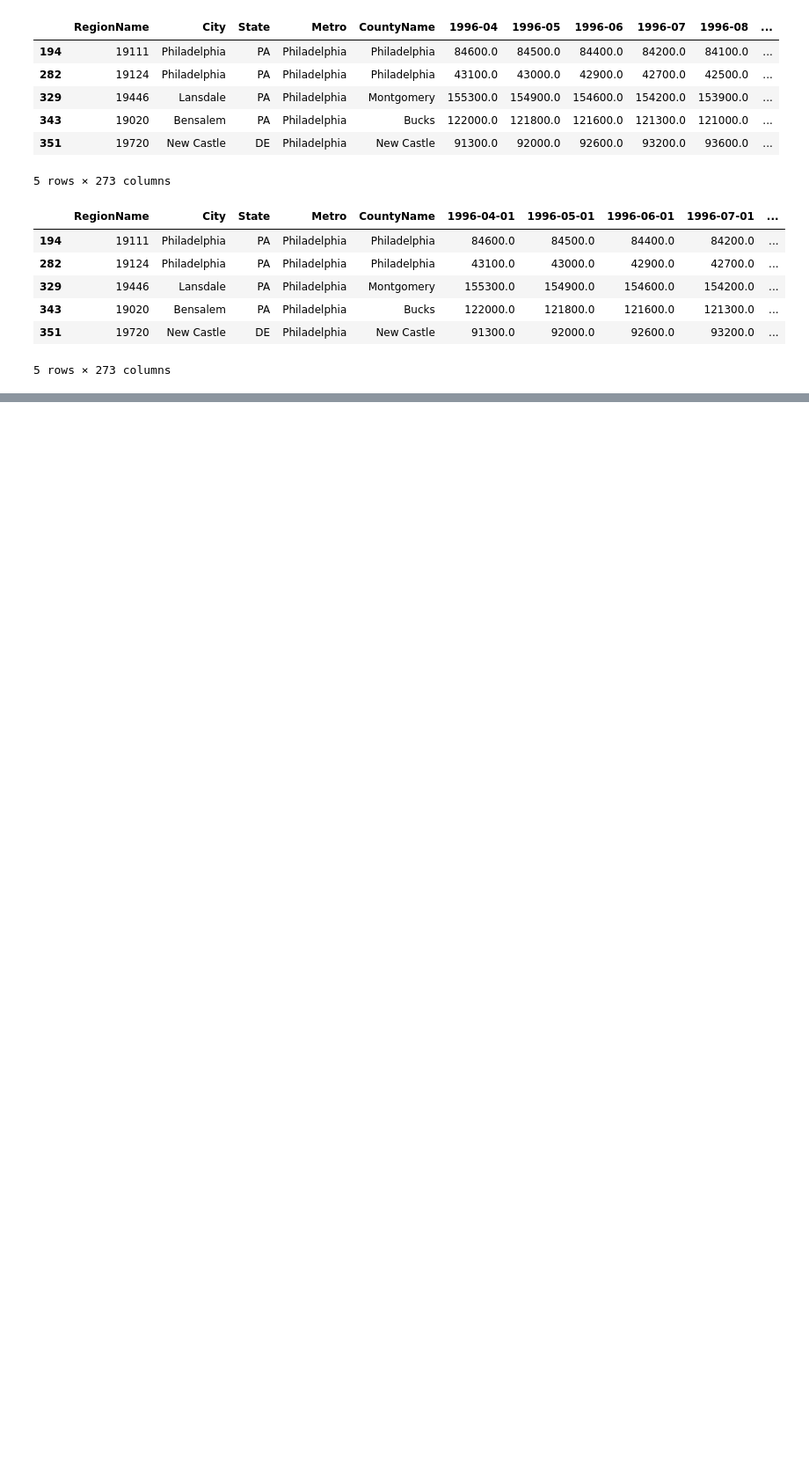
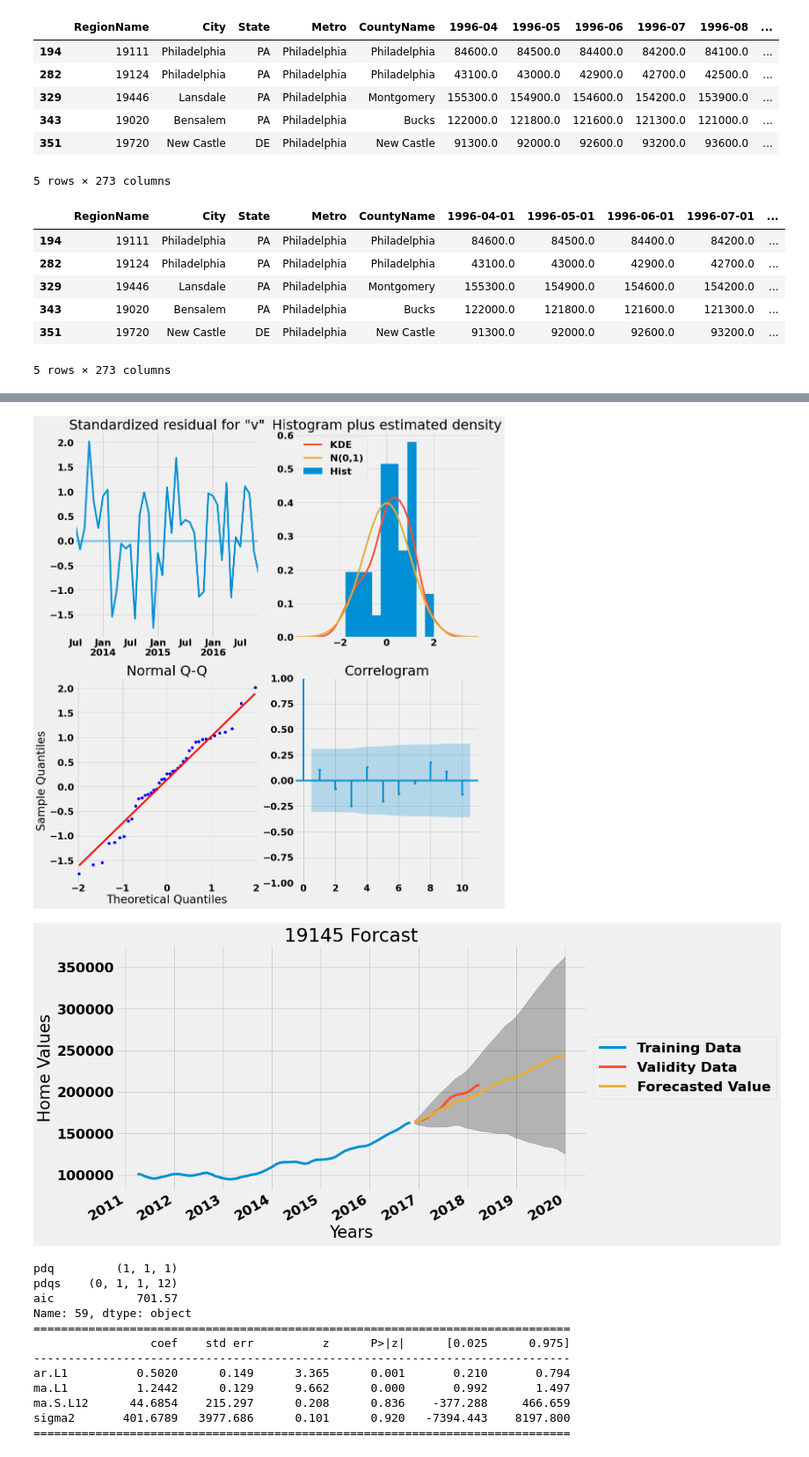
Before and after one commit to sanderlin2013/Zillow-Timeseries-Project, a Jupyter notebook: notebook.ipynb, the cells around one changed output, grey strips where cells are left out. Shown at 88% size. Drawn from its saved outputs; the diff is of its cells as text; code cells hidden in the pictures; blank space fills up the shorter version.

```diff
--- a/notebook.ipynb
+++ b/notebook.ipynb
@@ -659,4 +303,0 @@ Freq: MS, Name: predicted_mean, dtype: float64
-# %%
-arima_models = []
-for i in range(0, len(trainvalid_split)):
-    arima_models.append(arima_model(trainvalid_split[i]['train'], trainvalid_split[i]['valid'], zip_list[i]))
@@ -721,10 +303,0 @@ sigma2      7.813e+06   3.32e-10   2.36e+16      0.000    7.81e+06    7.81e+06
-# %%
-rmses = []
-for i in range(0, len(trainvalid_split)):
-    rmses.append({
-        'value': sqrt(mean_squared_error(trainvalid_split[i]['valid'], arima_models[i])),
-        'zip_code': zip_list[i]
-    })
-
-sorted_rmses = sorted(rmses, key=lambda d: d['value'])
-sorted_rmses
@@ -750,0 +574,8 @@ top_5_rmses
+# %%
+# running our model function on our 10 ten zip codes
+arima_models = []
+for i in range(0, len(trainvalid_split)):
+    arima_models.append({'model': arima_model(trainvalid_split[i]['train'], trainvalid_split[i]['valid'], zip_list[i]),
+                         'zipcode': zip_list[i]
+                         })
+# %% [output]
@@ -750,0 +594,14 @@ top_5_rmses
+[figure, added]
+[figure, added]
+pdq         (1, 1, 1)
+pdqs    (0, 1, 1, 12)
+aic            701.57
+Name: 59, dtype: object
+==============================================================================
+                 coef    std err          z      P>|z|      [0.025      0.975]
+------------------------------------------------------------------------------
+ar.L1          0.5020      0.149      3.365      0.001       0.210       0.794
+ma.L1          1.2442      0.129      9.662      0.000       0.992       1.497
+ma.S.L12      44.6854    215.297      0.208      0.836    -377.288     466.659
+sigma2       401.6789   3977.686      0.101      0.920   -7394.443    8197.800
+==============================================================================
```
Also changed, not shown: parts of 96 cells of this notebook.
